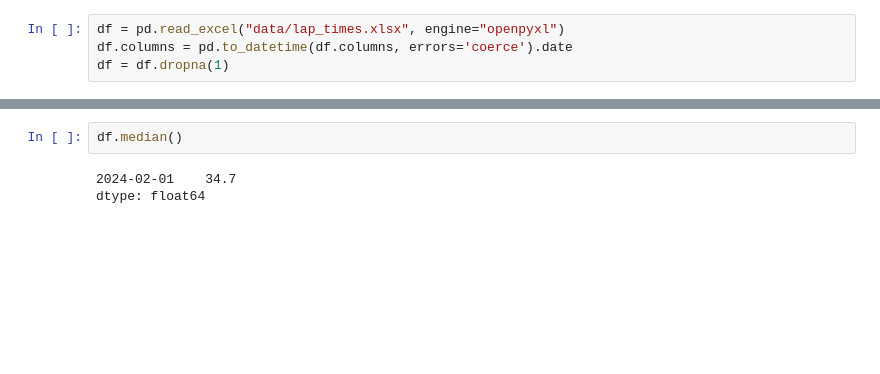
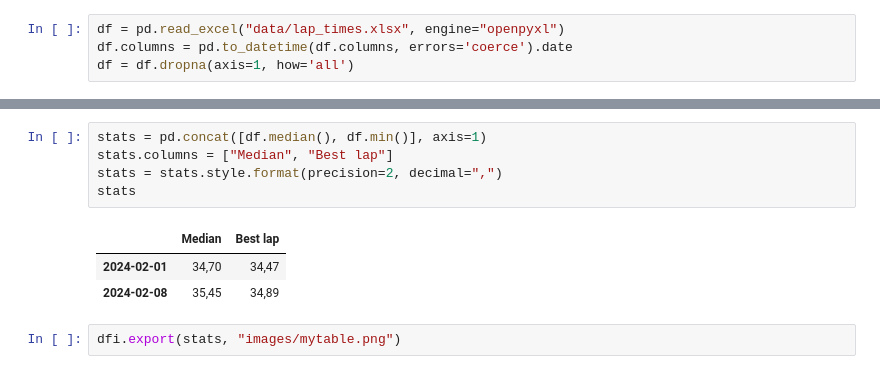
Before and after one commit to SergeyEroshenko/karting_stats, a Jupyter notebook: analysis.ipynb, the cells around one changed output, grey strips where cells are left out. Drawn from its saved outputs; the diff is of its cells as text; blank space fills up the shorter version.

```diff
--- a/analysis.ipynb
+++ b/analysis.ipynb
@@ -3,5 +6,5 @@ import pandas as pd
 # %%
 df = pd.read_excel("data/lap_times.xlsx", engine="openpyxl")
 df.columns = pd.to_datetime(df.columns, errors='coerce').date
-df = df.dropna(1)
+df = df.dropna(axis=1, how='all')
 # %%
@@ -13,5 +17,11 @@ fig.show()
-# %%
-df.median()
-# %% [output]
-2024-02-01    34.7
-dtype: float64
+# %%
+stats = pd.concat([df.median(), df.min()], axis=1)
+stats.columns = ["Median", "Best lap"]
+stats = stats.style.format(precision=2, decimal=",")
+stats
+# %% [output]
+|  | Median | Best lap |
+| 2024-02-01 | 34,70 | 34,47 |
+| 2024-02-08 | 35,45 | 34,89 |
+# %%
+dfi.export(stats, "images/mytable.png")
```
Also changed, not shown: parts of 2 cells of this notebook, 3 other files.
